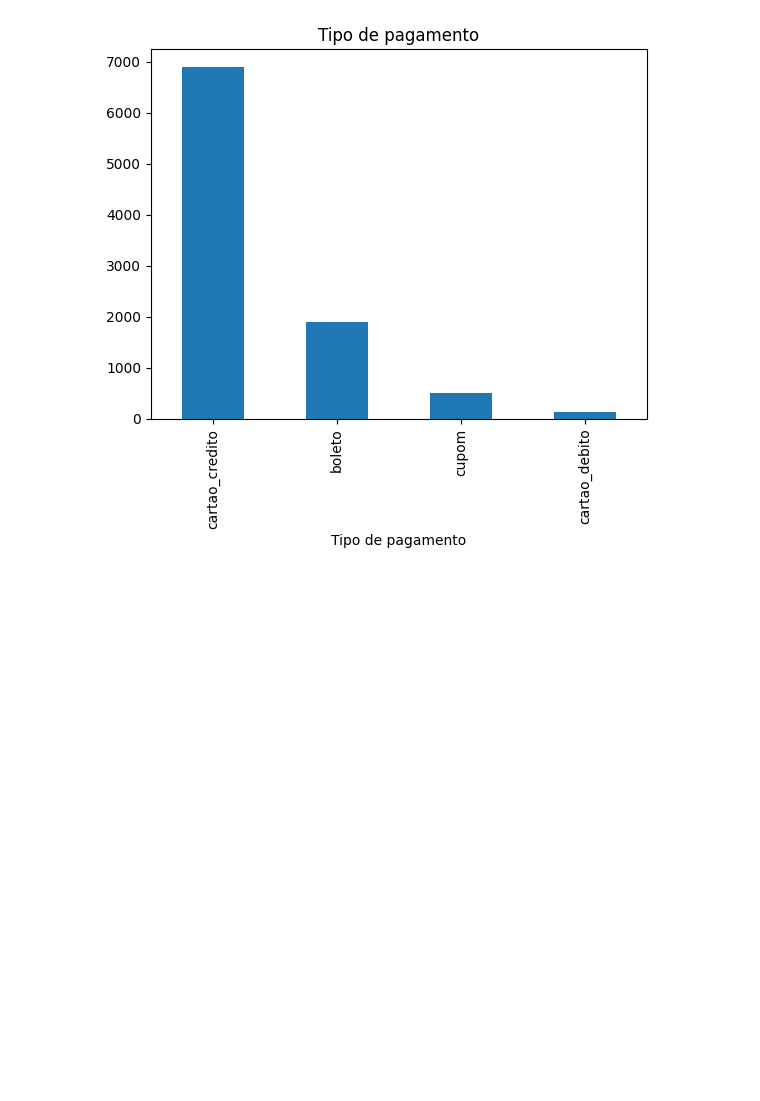
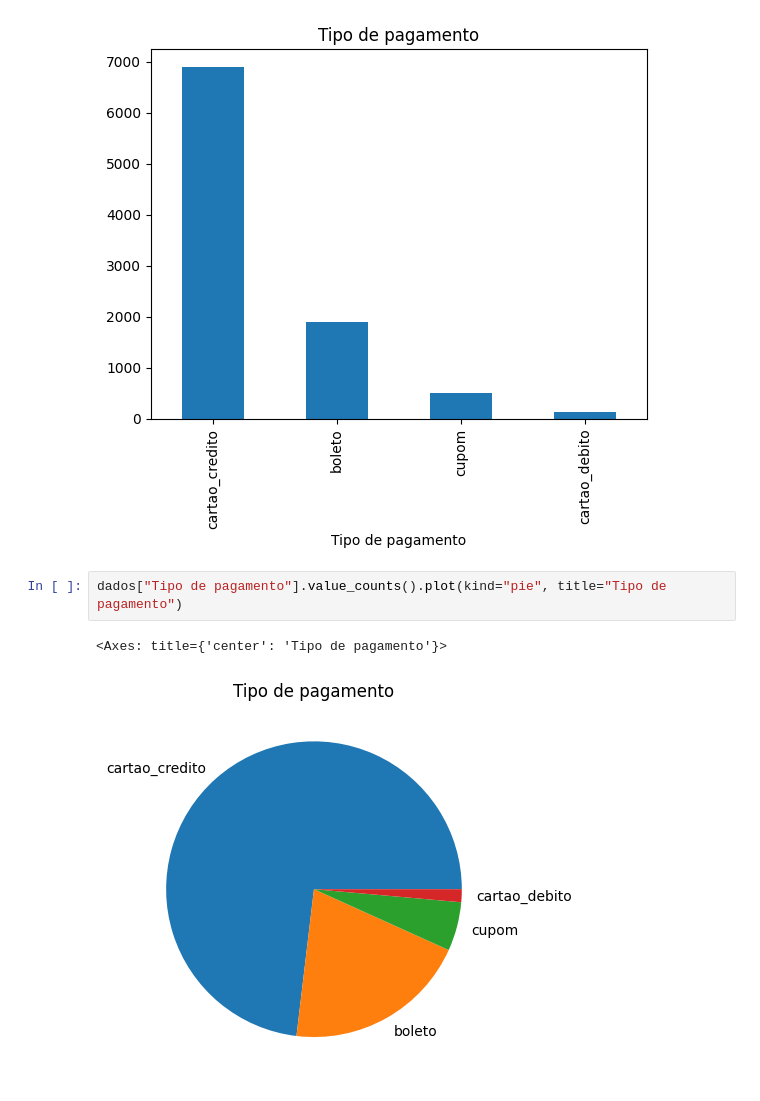
Before and after one commit to gideaofigueiredo/streamlit-dashboard-vendas, a Jupyter notebook: dashboard.ipynb, the cells around one changed output. Drawn from its saved outputs; the diff is of its cells as text; blank space fills up the shorter version.

Commit message:
Add sales dashboards: bar/pie chart for payment types, bar chart for top-selling product categories, bar chart for purchase locations, and table of total sales by location

```diff
--- a/dashboard.ipynb
+++ b/dashboard.ipynb
@@ -132,3 +132,8 @@ dados["Tipo de pagamento"].value_counts().plot(kind="bar", title="Tipo de pagame
 # %% [output]
 <Axes: title={'center': 'Tipo de pagamento'}, xlabel='Tipo de pagamento'>
 [figure]
+# %%
+dados["Tipo de pagamento"].value_counts().plot(kind="pie", title="Tipo de pagamento")
+# %% [output]
+<Axes: title={'center': 'Tipo de pagamento'}>
+[figure, added]
```
Also changed, not shown: parts of 3 cells of this notebook.
